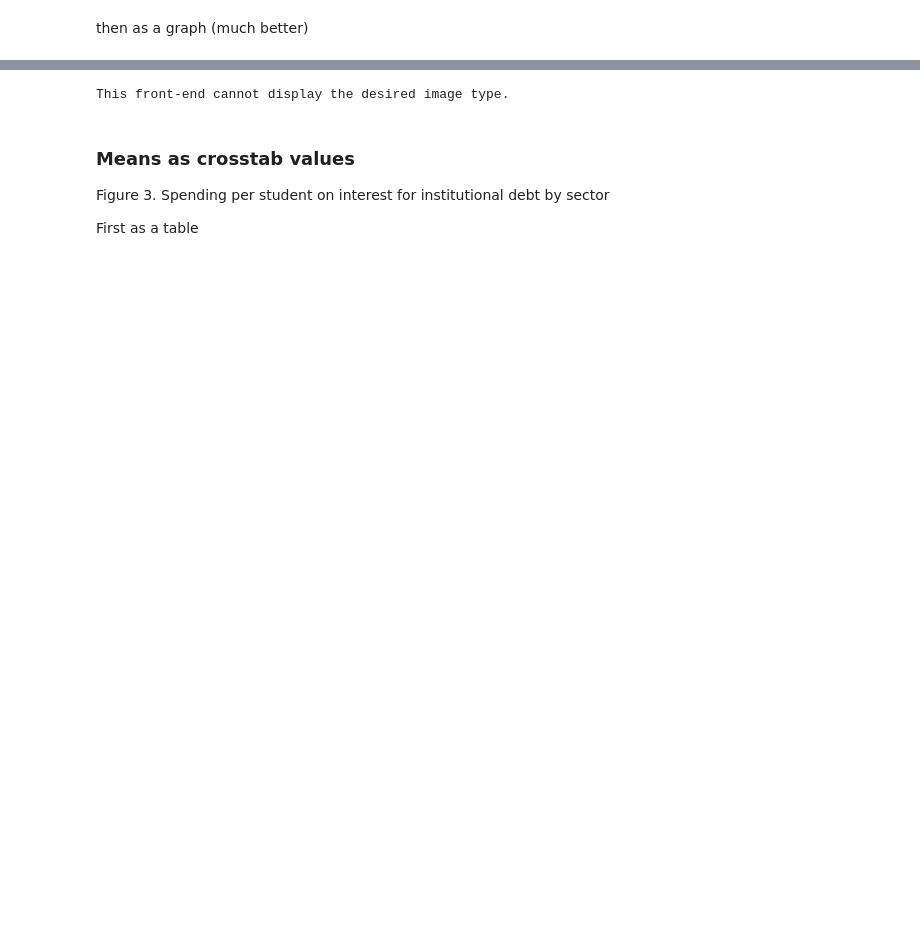
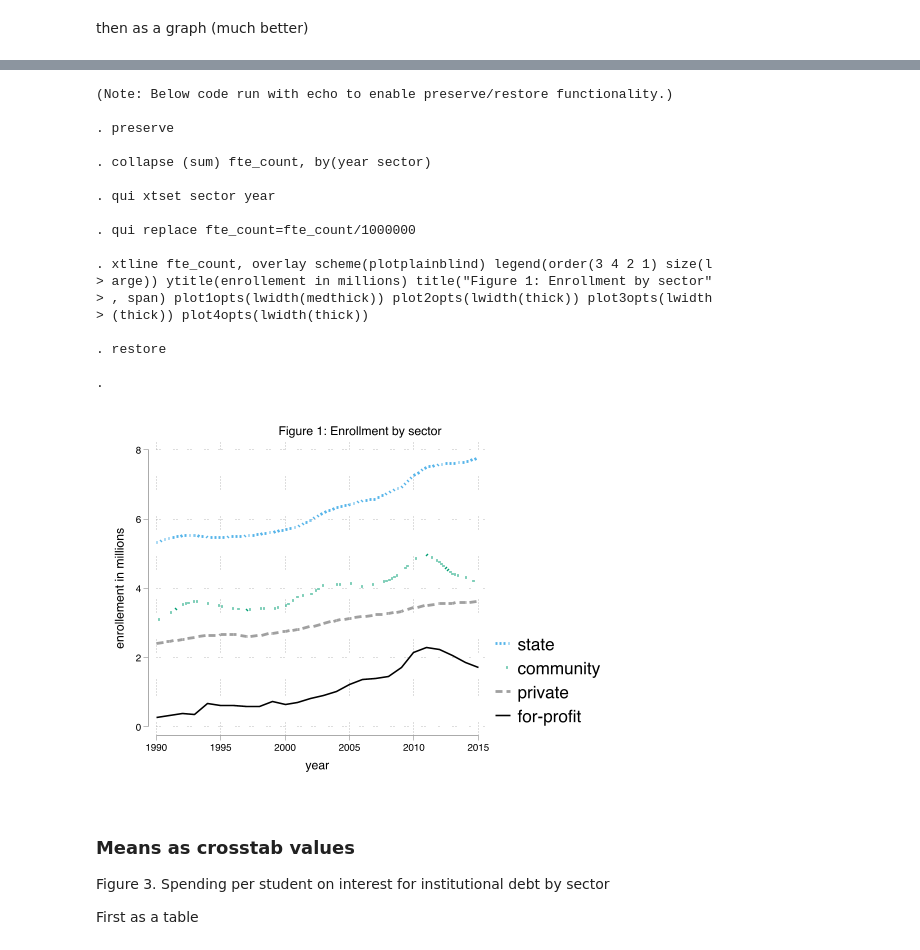
Before and after one commit to charlieeatonphd/Graduate-Statistics-and-Data-Science-for-Sociology, a Jupyter notebook: week4/w4lecture_morecross.ipynb, the cells around one changed output, grey strips where cells are left out. Drawn from its saved outputs; the diff is of its cells as text; code cells hidden in the pictures; blank space fills up the shorter version.

Commit message:
restore assignment2 update w4lecture

```diff
--- a/week4/w4lecture_morecross.ipynb
+++ b/week4/w4lecture_morecross.ipynb
@@ -128,21 +116,37 @@ r(602);
 # %%
 preserve
 
 collapse (sum) fte_count, by(year sector)
 
 qui xtset sector year
 
 qui replace fte_count=fte_count/1000000
 
 xtline fte_count, overlay scheme(plotplainblind) legend(order(3 4 2 1) size(large)) ///
 ytitle(enrollement in millions) title("Figure 1: Enrollment by sector", span)  ///
 plot1opts(lwidth(medthick)) plot2opts(lwidth(thick)) plot3opts(lwidth(thick)) plot4opts(lwidth(thick))
 
-graph display
-
 restore
 # %% [output]
-This front-end cannot display the desired image type.
+(Note: Below code run with echo to enable preserve/restore functionality.)
+
+. preserve
+
+. collapse (sum) fte_count, by(year sector)
+
+. qui xtset sector year
+
+. qui replace fte_count=fte_count/1000000
+
+. xtline fte_count, overlay scheme(plotplainblind) legend(order(3 4 2 1) size(l
+> arge)) ytitle(enrollement in millions) title("Figure 1: Enrollment by sector"
+> , span) plot1opts(lwidth(medthick)) plot2opts(lwidth(thick)) plot3opts(lwidth
+> (thick)) plot4opts(lwidth(thick))
+
+. restore
+
+.
+[figure, added]
 # %% [markdown]
 ### Means as crosstab values
 
```
Also changed, not shown: parts of 18 cells of this notebook, 1 other file.
